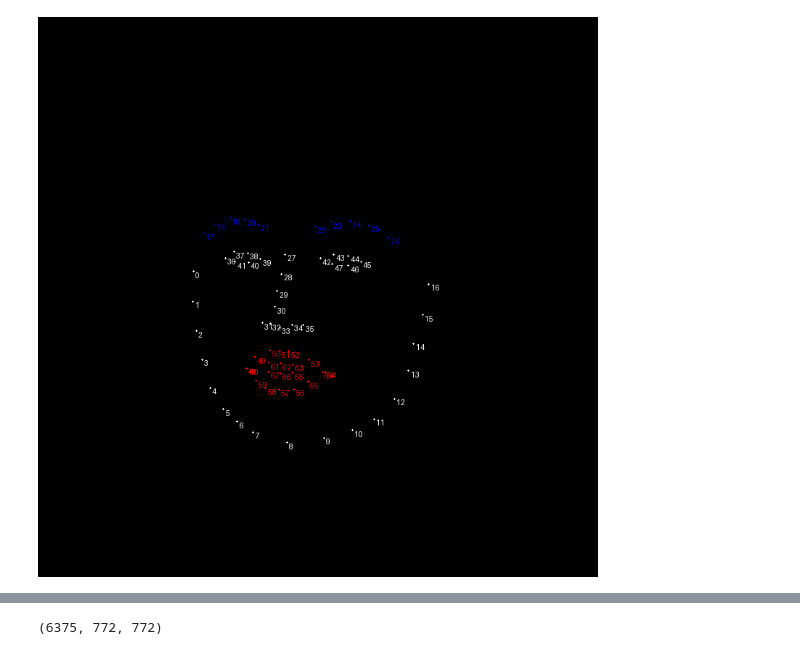
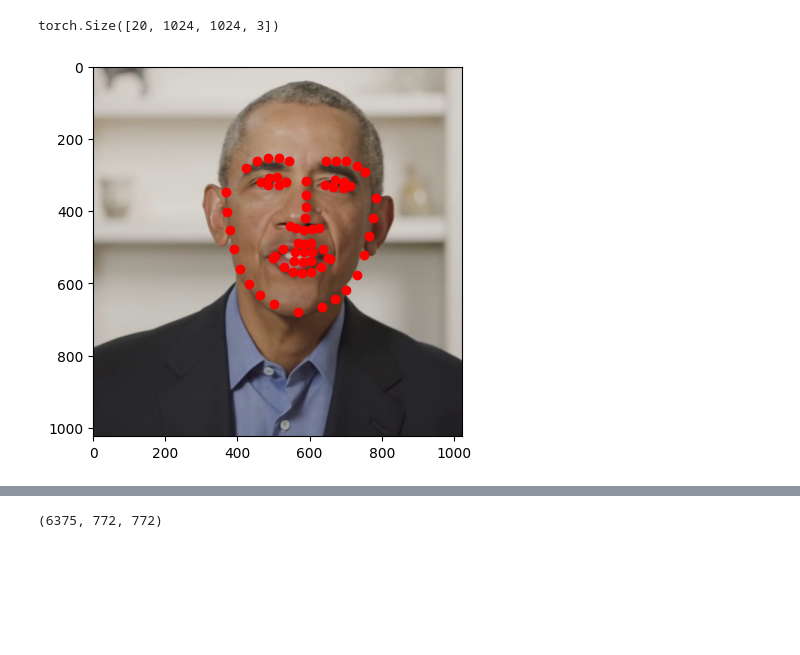
Before and after one commit to antonibigata/generative-models, a Jupyter notebook: notebooks/landmarks.ipynb, the cells around one changed output, grey strips where cells are left out. Drawn from its saved outputs; the diff is of its cells as text; code cells hidden in the pictures; blank space fills up the shorter version.

```diff
--- a/notebooks/landmarks.ipynb
+++ b/notebooks/landmarks.ipynb
@@ -8,66 +8,20 @@ landmarks.shape
-# %%
-from PIL import Image, ImageDraw, ImageFont
-
-
-def create_landmarks_image_with_numbers_and_colors(landmarks, image_size=(772, 772), point_size=3, color_ranges=None):
-    """
-    Creates an image of landmarks on a black background, labels each landmark with its index,
-    and colors specified ranges of landmarks differently using PIL.
-
-    Parameters:
-    - landmarks (np.array): An array of shape (N, 2) containing facial landmarks.
-    - image_size (tuple): The size of the output image (height, width).
-    - point_size (int): The diameter of each landmark point in pixels.
-    - color_ranges (list of tuples): Each tuple contains (start_index, end_index, color),
-                                    where `color` is a string specifying the color.
-
-    Returns:
-    - Image object: A PIL Image object with landmarks and their indices plotted.
-    """
-    # Create a black image
-    img = Image.new("RGB", image_size, "black")
-    draw = ImageDraw.Draw(img)
-
-    # Font for the landmark numbers
-    try:
-        # Attempt to use a basic font; adjust the path as needed for your environment
-        font = ImageFont.truetype("arial.ttf", size=10)
-    except IOError:
-        # Fallback to a default PIL font if arial isn't available
-        font = ImageFont.load_default()
-
-    # Initialize default color for landmarks
-    default_color = "white"
-
-    # Draw each landmark and its index
-    for index, (x, y) in enumerate(landmarks):
-        # Determine color based on the provided ranges
-        landmark_color = default_color
-        if color_ranges:
-            for start, end, color in color_ranges:
-                if start <= index <= end:
-                    landmark_color = color
-                    break
-
-        # Calculate the square around the point
-        top_left = (x - point_size // 2, y - point_size // 2)
-        bottom_right = (x + point_size // 2, y + point_size // 2)
-        draw.ellipse([top_left, bottom_right], fill=landmark_color)
-
-        # Position the text above the landmark point
-        text_position = (x + point_size // 2 + 2, y - point_size // 2)
-        draw.text(text_position, str(index), font=font, fill=landmark_color)
-
-    return img
-
-
-# Example usage:
-# landmarks = np.array([[100, 50], [200, 150], [300, 250], [400, 300], [500, 450]])
-# color_ranges = [(0, 1, 'red'), (2, 4, 'blue')]
-img = create_landmarks_image_with_numbers_and_colors(landmarks[0], color_ranges=((48, 68, "red"), (17, 26, "blue")))
-img.show()  # This will display the image
-# %% [output]
-[figure, removed]
+# %%
+from torchvision.io import read_video
+
+video, _, _ = read_video("/fsx/rs2517/data/HDTF/video_crop/WDA_BarackObama_001.mp4", end_pts=10000)
+video.shape
+# %% [output]
+torch.Size([20, 1024, 1024, 3])
+# %%
+# Plot the first landmark on top of the first frame
+import matplotlib.pyplot as plt
+
+idx = 9
+plt.imshow(video[idx])
+plt.scatter(landmarks[idx, :, 0], landmarks[idx, :, 1], c="red")
+plt.show()
+# %% [output]
+[figure, added]
 # %%
 import numpy as np
 import cv2
```
Also changed, not shown: parts of 8 cells of this notebook, 21 other files.
